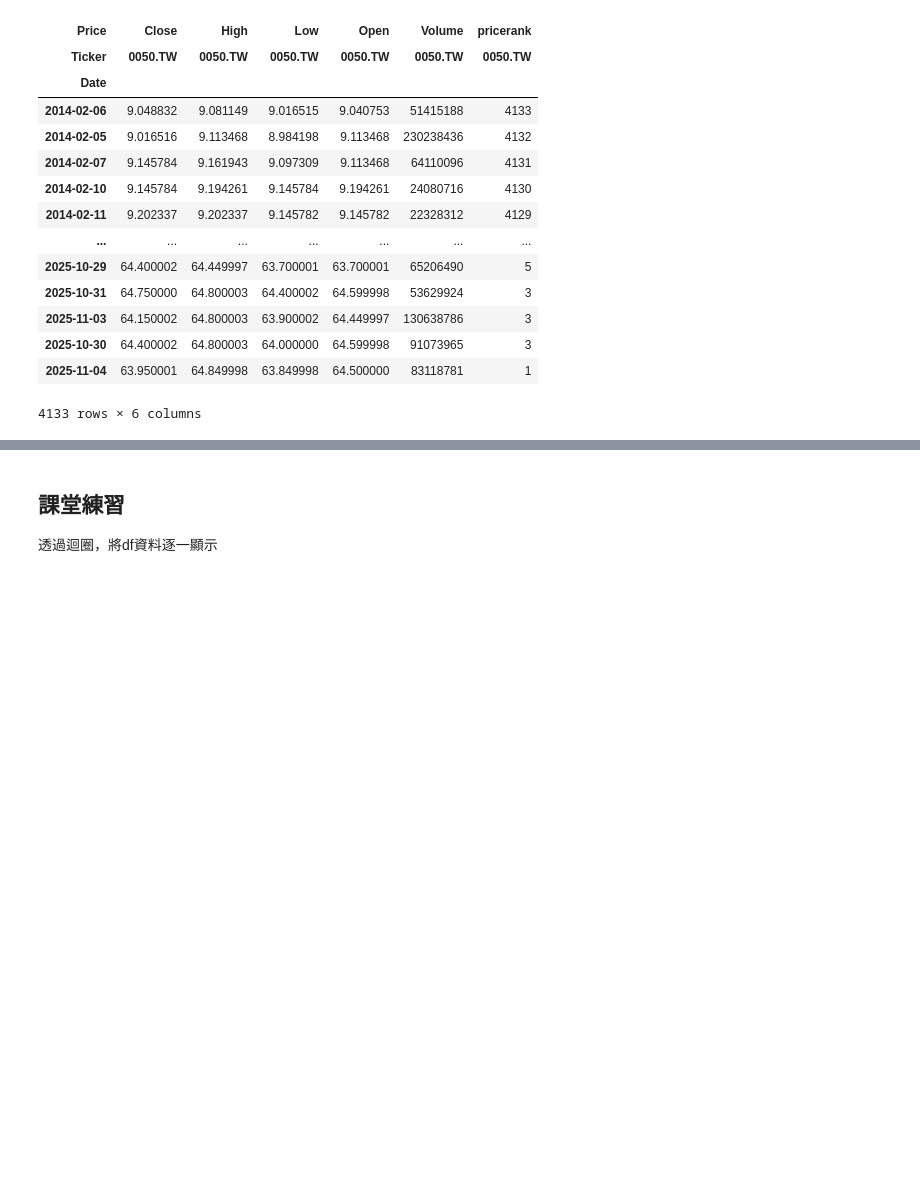
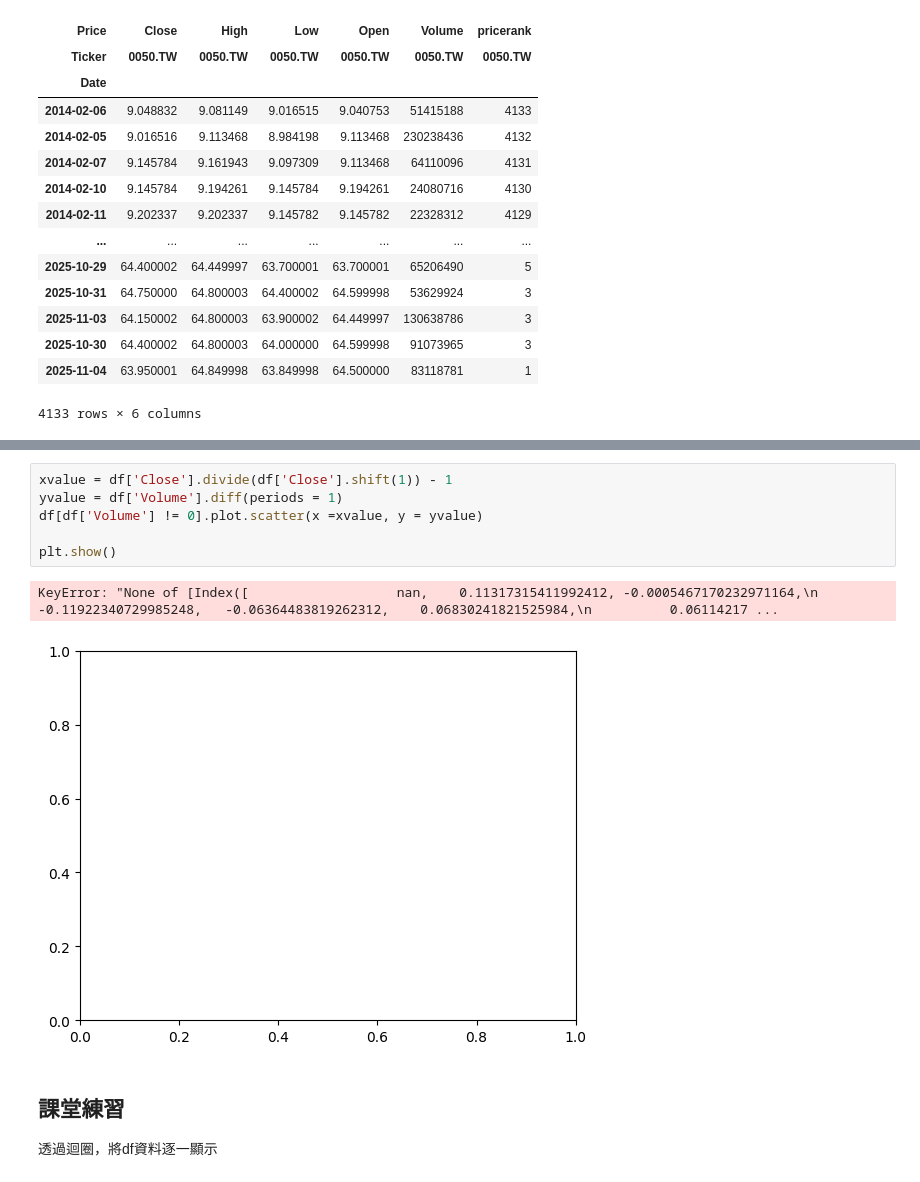
Before and after one commit to RayWang98/class_20251113, a Jupyter notebook: class_info.ipynb, the cells around one changed output, grey strips where cells are left out. Drawn from its saved outputs; the diff is of its cells as text; blank space fills up the shorter version.

```diff
--- a/class_info.ipynb
+++ b/class_info.ipynb
@@ -209,3 +269,12 @@ MultiIndex([( 'Close', '0050.TW'),
+# %%
+xvalue = df['Close'].divide(df['Close'].shift(1)) - 1
+yvalue = df['Volume'].diff(periods = 1)
+df[df['Volume'] != 0].plot.scatter(x =xvalue, y = yvalue)
+
+plt.show()
+# %% [output]
+KeyError: "None of [Index([                   nan,    0.11317315411992412, -0.0005467170232971164,\n         -0.11922340729985248,   -0.06364483819262312,    0.06830241821525984,\n          0.06114217 ...
+[figure, added]
 # %% [markdown]
 ## 課堂練習
 透過迴圈，將df資料逐一顯示
```
Also changed, not shown: parts of 4 cells of this notebook, 3 other files.
